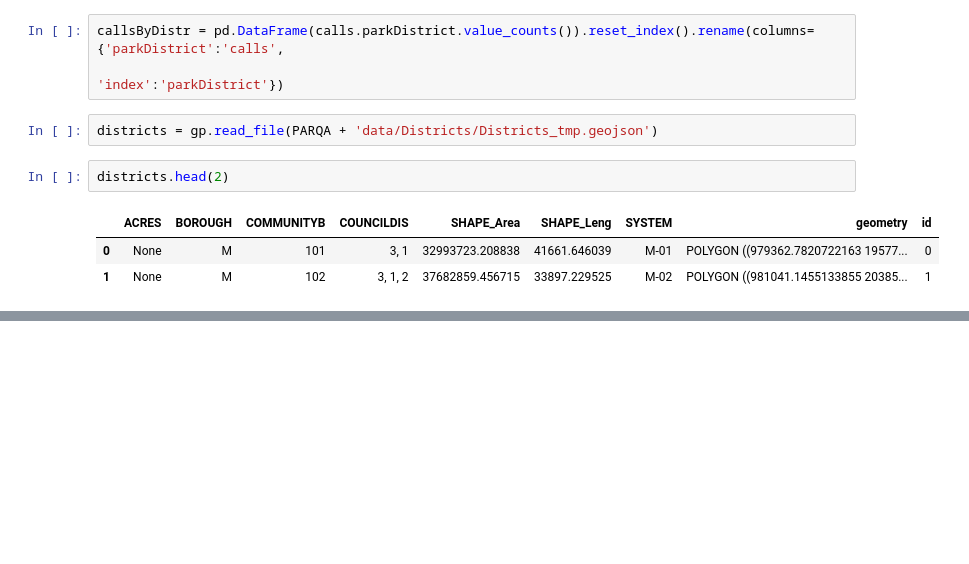
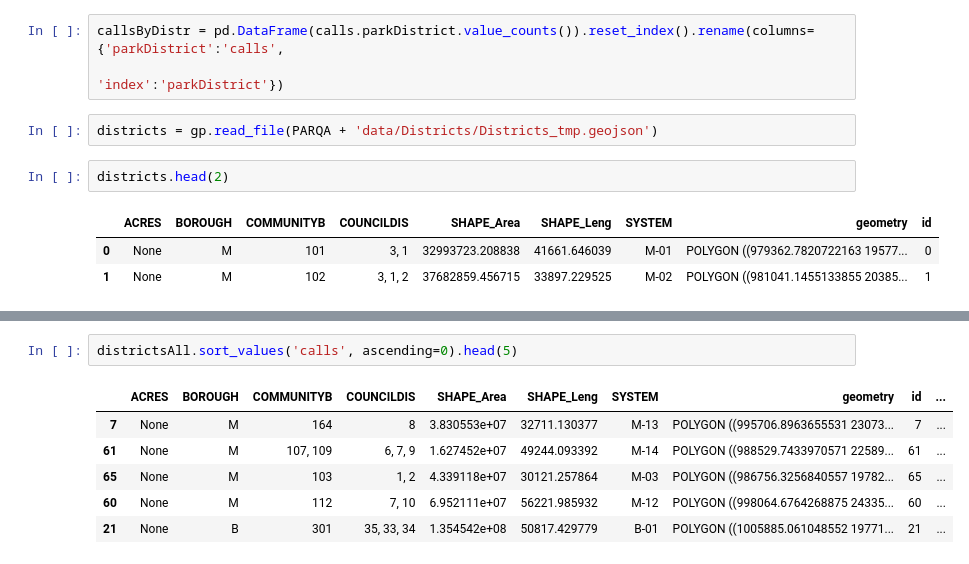
Before and after one commit to gdobler/parqa, a Jupyter notebook: 311/7_Mapping_park_calls.ipynb, the cells around one changed output, grey strips where cells are left out. Cells and saved outputs as stored; diff of their text form; blank space fills up the shorter version.

```diff
--- a/311/7_Mapping_park_calls.ipynb
+++ b/311/7_Mapping_park_calls.ipynb
@@ -48,4 +49,13 @@ districtsAll.head(2)
 |  | ACRES | BOROUGH | COMMUNITYB | COUNCILDIS | SHAPE_Area | SHAPE_Leng | SYSTEM | geometry | id | ... |
 | 0 | None | M | 101 | 3, 1 | 32993723.208838 | 41661.646039 | M-01 | POLYGON ((979362.7820722163 19577... | 0 | ... |
 | 1 | None | M | 102 | 3, 1, 2 | 37682859.456715 | 33897.229525 | M-02 | POLYGON ((981041.1455133855 20385... | 1 | ... |
+# %%
+districtsAll.sort_values('calls', ascending=0).head(5)
+# %% [output]
+|  | ACRES | BOROUGH | COMMUNITYB | COUNCILDIS | SHAPE_Area | SHAPE_Leng | SYSTEM | geometry | id | ... |
+| 7 | None | M | 164 | 8 | 3.830553e+07 | 32711.130377 | M-13 | POLYGON ((995706.8963655531 23073... | 7 | ... |
+| 61 | None | M | 107, 109 | 6, 7, 9 | 1.627452e+07 | 49244.093392 | M-14 | POLYGON ((988529.7433970571 22589... | 61 | ... |
+| 65 | None | M | 103 | 1, 2 | 4.339118e+07 | 30121.257864 | M-03 | POLYGON ((986756.3256840557 19782... | 65 | ... |
+| 60 | None | M | 112 | 7, 10 | 6.952111e+07 | 56221.985932 | M-12 | POLYGON ((998064.6764268875 24335... | 60 | ... |
+| 21 | None | B | 301 | 35, 33, 34 | 1.354542e+08 | 50817.429779 | B-01 | POLYGON ((1005885.061048552 19771... | 21 | ... |
 # %%
```
Also changed, not shown: parts of 4 cells of this notebook, 27 other files.
